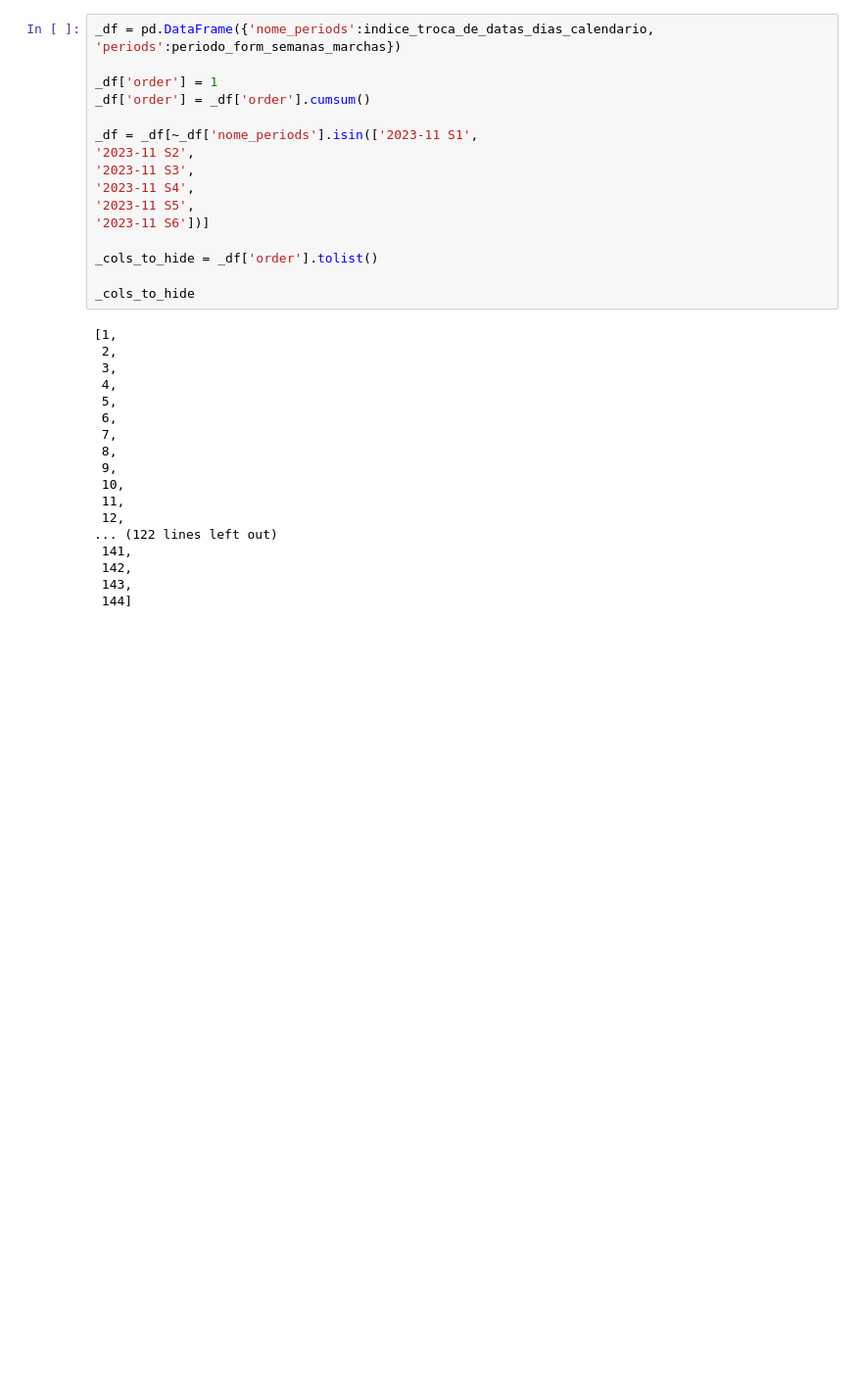
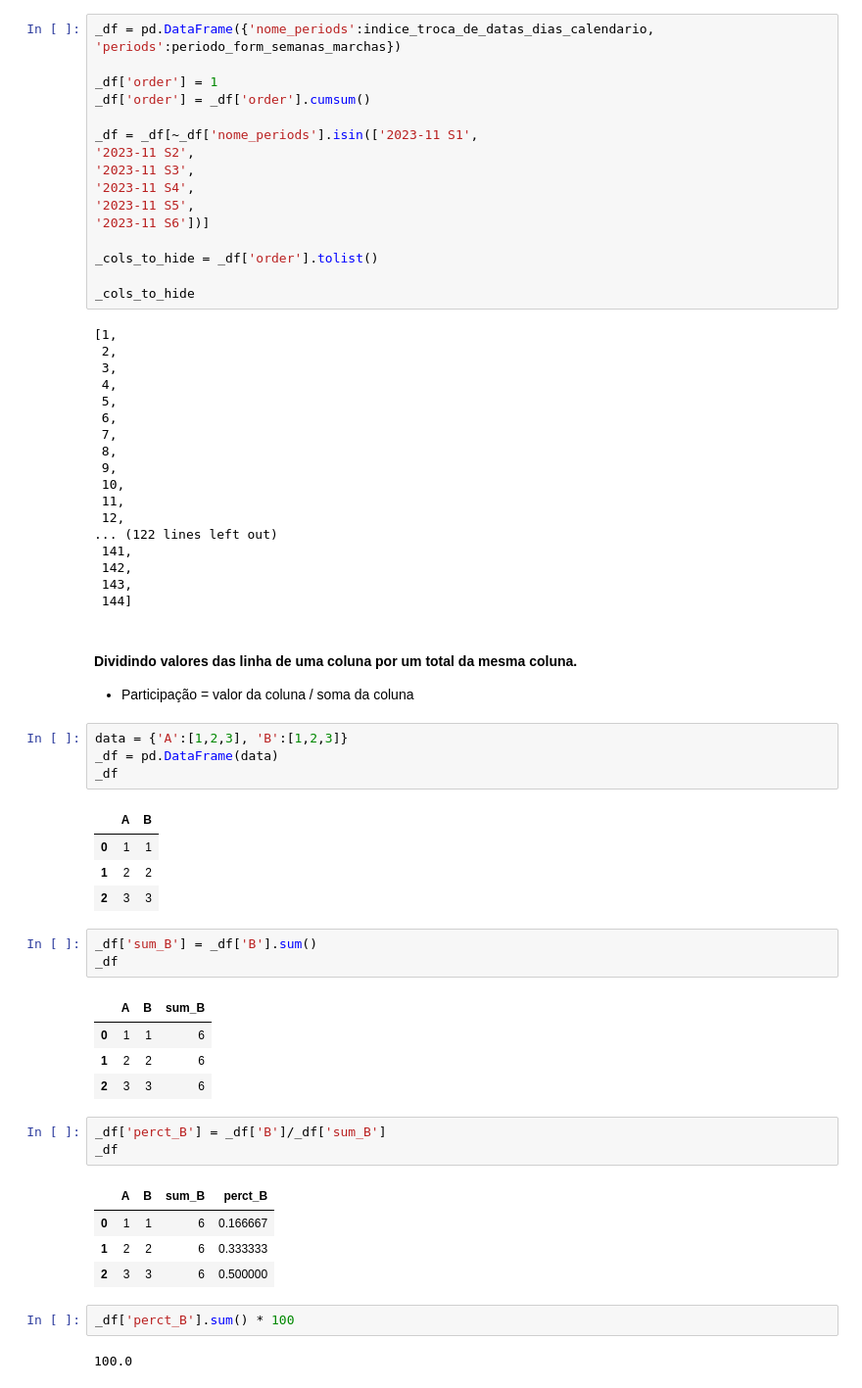
Before and after one commit to alexaugusto23/python_developer, a Jupyter notebook: Planejamento - Lógicas/Scripts e Notebooks/logicas_pyplan.ipynb, the cells around one changed output. Shown at 98% size. Saved outputs shown, nothing was run; the diff lists cells and outputs as text; blank space fills up the shorter version.

Commit message:
participação percentiual

```diff
--- a/Planejamento - Lógicas/Scripts e Notebooks/logicas_pyplan.ipynb
+++ b/Planejamento - Lógicas/Scripts e Notebooks/logicas_pyplan.ipynb
@@ -1580,3 +1580,35 @@ _cols_to_hide
  142,
  143,
  144]
+# %% [markdown]
+#### Dividindo valores das linha de uma coluna por um total da mesma coluna.
+* Participação = valor da coluna / soma da coluna
+# %%
+data = {'A':[1,2,3], 'B':[1,2,3]}
+_df = pd.DataFrame(data)
+_df
+# %% [output]
+|  | A | B |
+| 0 | 1 | 1 |
+| 1 | 2 | 2 |
+| 2 | 3 | 3 |
+# %%
+_df['sum_B'] = _df['B'].sum()
+_df
+# %% [output]
+|  | A | B | sum_B |
+| 0 | 1 | 1 | 6 |
+| 1 | 2 | 2 | 6 |
+| 2 | 3 | 3 | 6 |
+# %%
+_df['perct_B'] = _df['B']/_df['sum_B']
+_df
+# %% [output]
+|  | A | B | sum_B | perct_B |
+| 0 | 1 | 1 | 6 | 0.166667 |
+| 1 | 2 | 2 | 6 | 0.333333 |
+| 2 | 3 | 3 | 6 | 0.500000 |
+# %%
+_df['perct_B'].sum() * 100
+# %% [output]
+100.0
```
Also changed, not shown: parts of 8 cells of this notebook.
